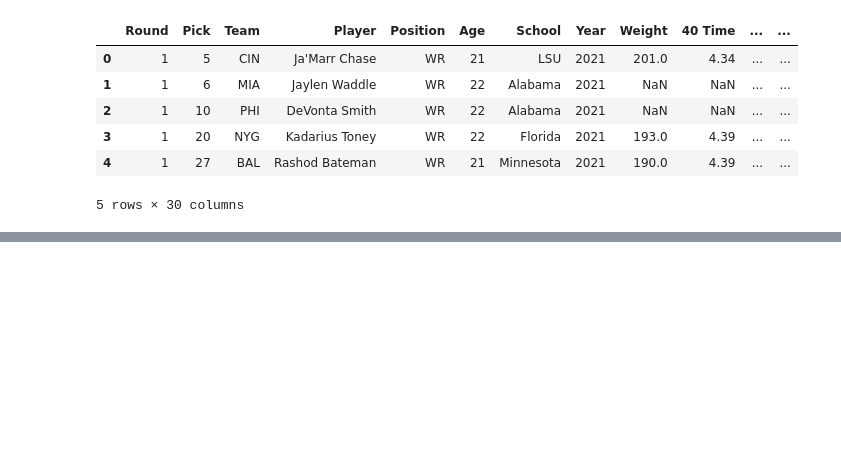
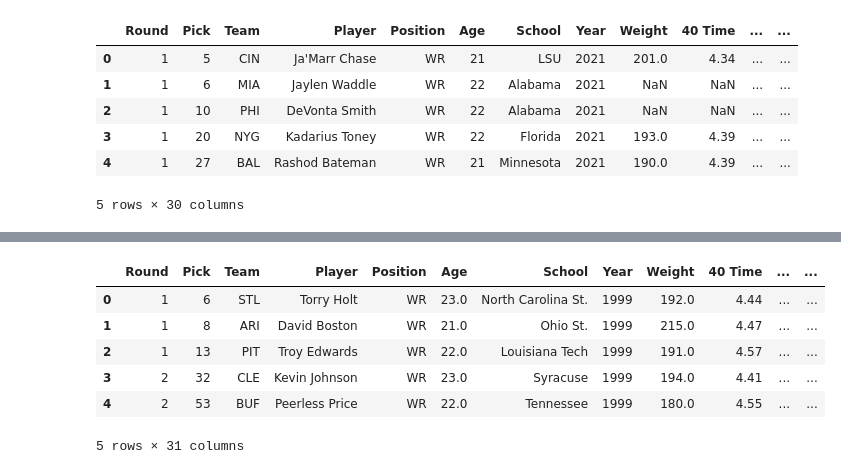
Before and after one commit to billysco/CapstoneFFProject, a Jupyter notebook: Untitled1.ipynb, the cells around one changed output, grey strips where cells are left out. Drawn from its saved outputs; the diff is of its cells as text; code cells hidden in the pictures; blank space fills up the shorter version.

```diff
--- a/Untitled1.ipynb
+++ b/Untitled1.ipynb
@@ -442,0 +679,9 @@ final_2021.head()
+# %%
+points_full_wr = points_full_wr.copy()
+points_full_wr['first_year'] = year_list
+points_full_wr.head()
+points_full_wr['PK2'] = points_full_wr['Player'].str.lower()+"+"+points_full_wr['first_year']
+points_full_wr_grouped = points_full_wr.groupby('PK2').sum()
+points_full_wr_grouped['PPG'] = points_full_wr_grouped['PPRPoints']/points_full_wr_grouped['G']
+points_full_wr_grouped['PK'] = points_full_wr_grouped.index
+points_full_wr_grouped[points_full_wr_grouped['PK']=="elijah moore+2021"]
@@ -442,0 +693,10 @@ final_2021.head()
+# %%
+#TODO Drop low gs numbers, calculate percentiles, make response
+# points_full_wr_grouped = points_full_wr_grouped[points_full_wr_grouped['GS']>14]
+
+# calculating quantiles for response variable
+q90 = points_full_wr_grouped.PPG.quantile(.90)
+q75 = points_full_wr_grouped.PPG.quantile(.75)
+q50 = points_full_wr_grouped.PPG.quantile(.50)
+q25 = points_full_wr_grouped.PPG.quantile(.25)
+q75
@@ -442,0 +705,13 @@ final_2021.head()
+# %%
+response = []
+for x in points_full_wr_grouped['PPG']:
+    if x >= q90:
+        response.append(1)
+    elif x >= q75:
+        response.append(2)
+    elif x >= q25:
+        response.append(3)
+    else:
+        response.append(4)
+# %%
+points_full_wr_grouped['response'] = response
@@ -442,0 +734,12 @@ final_2021.head()
+# %%
+# creating df for use in next step
+wr_final = final_features.merge(points_full_wr_grouped[['PK', 'response']], how='left', on='PK')
+wr_final.head()
+# %% [output]
+|  | Round | Pick | Team | Player | Position | Age | School | Year | Weight | 40 Time | ... | ... |
+| 0 | 1 | 6 | STL | Torry Holt | WR | 23.0 | North Carolina St. | 1999 | 192.0 | 4.44 | ... | ... |
+| 1 | 1 | 8 | ARI | David Boston | WR | 21.0 | Ohio St. | 1999 | 215.0 | 4.47 | ... | ... |
+| 2 | 1 | 13 | PIT | Troy Edwards | WR | 22.0 | Louisiana Tech | 1999 | 191.0 | 4.57 | ... | ... |
+| 3 | 2 | 32 | CLE | Kevin Johnson | WR | 23.0 | Syracuse | 1999 | 194.0 | 4.41 | ... | ... |
+| 4 | 2 | 53 | BUF | Peerless Price | WR | 22.0 | Tennessee | 1999 | 180.0 | 4.55 | ... | ... |
+5 rows × 31 columns
```
Also changed, not shown: parts of 22 cells of this notebook, 8 other files.
